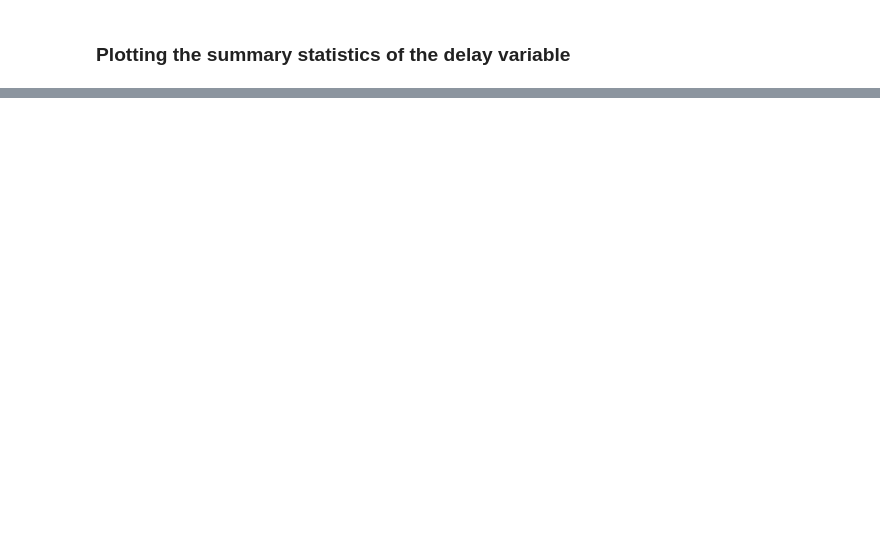
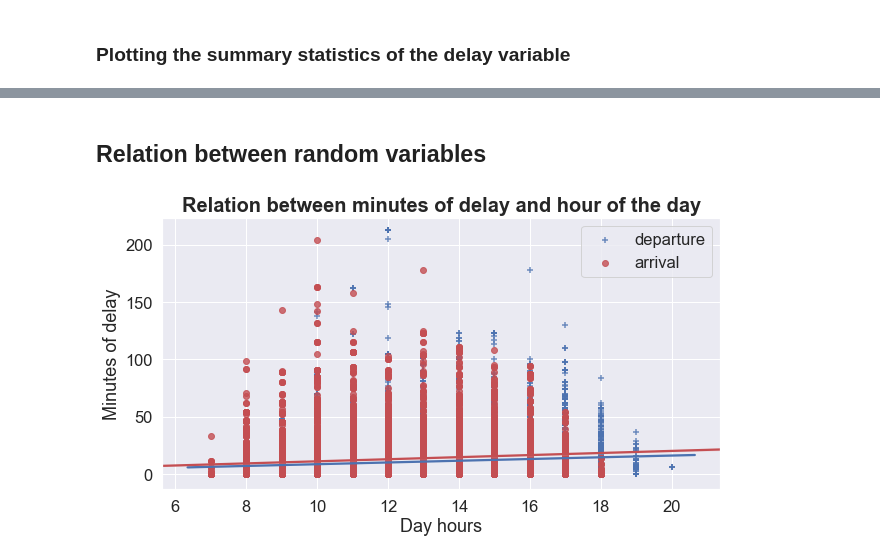
Before and after one commit to albertoabreu91/Airplanes_delay_project, a Jupyter notebook: your-project/data_visual.ipynb, the cells around one changed output, grey strips where cells are left out. Cells and saved outputs as stored; diff of their text form; code cells hidden in the pictures; blank space fills up the shorter version.

```diff
--- a/your-project/data_visual.ipynb
+++ b/your-project/data_visual.ipynb
@@ -190,0 +272,17 @@ Name: schd_depart_time, Length: 5908, dtype: float64
+# %% [markdown]
+## Relation between random variables
+# %%
+sns.set(font_scale=1.5)
+
+fig,ax = plt.subplots(figsize=(10,5))
+
+ax2 =sns.regplot(arri_hours, data.arri_delay, fit_reg=True, color='b', marker="+", label='departure')
+ax1 = sns.regplot(depart_hours, data.depart_delay, fit_reg=True, color='r', label='arrival')
+
+ax1.set(ylabel='Minutes of delay', xlabel='Day hours')
+plt.title('Relation between minutes of delay and hour of the day',fontweight = 900, fontsize = 20)
+ax.legend()
+
+plt.show()
+# %% [output]
+[figure, added]
```
Also changed, not shown: parts of 28 cells of this notebook.
